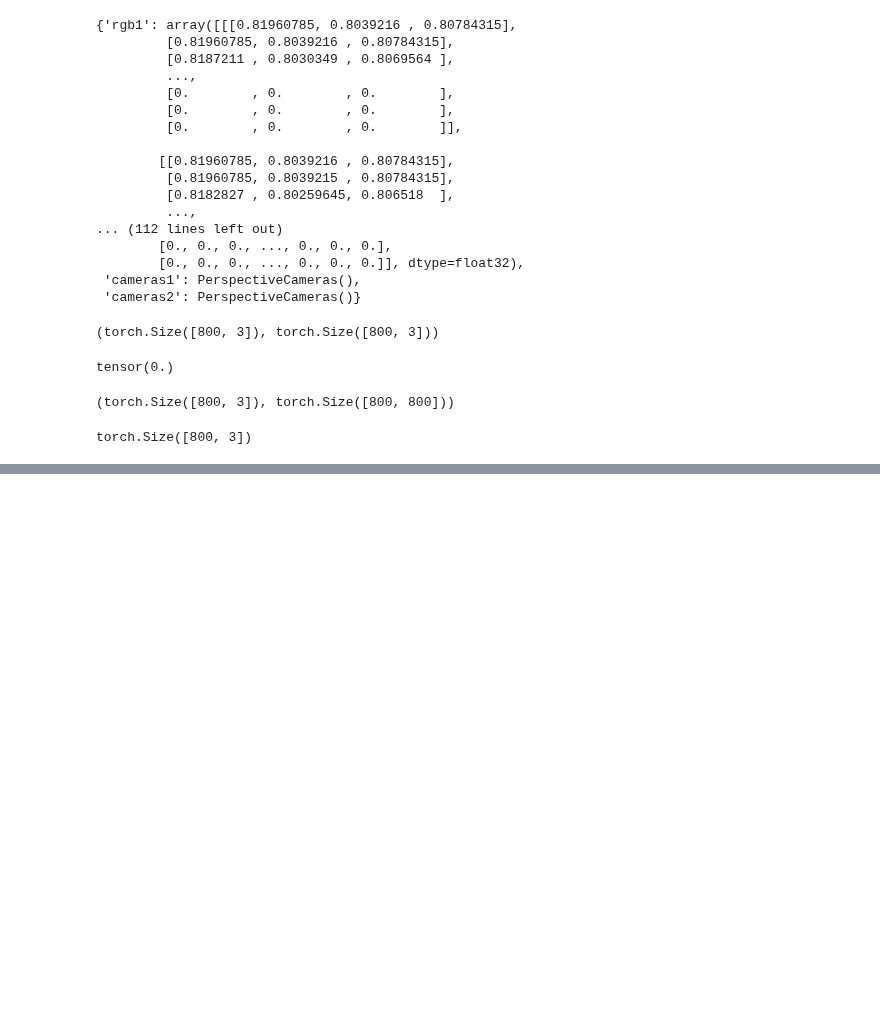
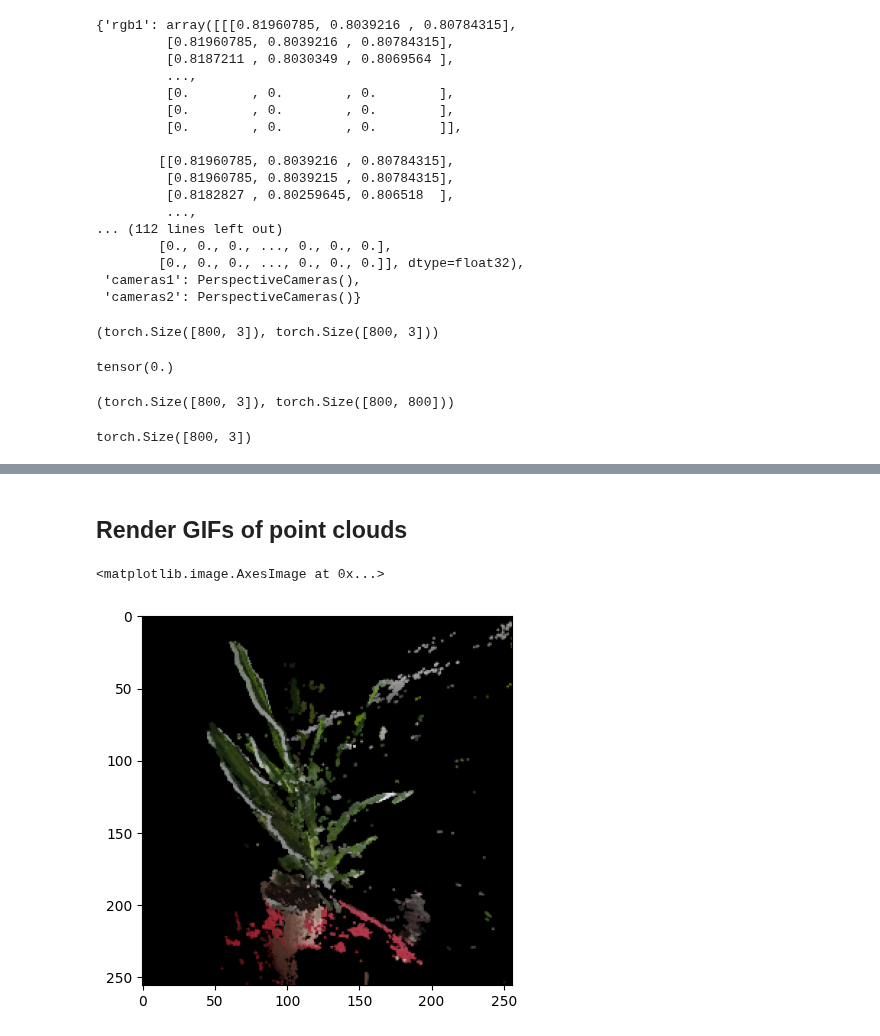
Before and after one commit to nhathuy07-ng/learning3d_assignment1_2, a Jupyter notebook: 05_1_PointCloud.ipynb, the cells around one changed output, grey strips where cells are left out. Drawn from its saved outputs; the diff is of its cells as text; code cells hidden in the pictures; blank space fills up the shorter version.

```diff
--- a/05_1_PointCloud.ipynb
+++ b/05_1_PointCloud.ipynb
@@ -118,0 +142,11 @@ plt.plot(fig)
+# %% [markdown]
+## Render GIFs of point clouds
+# %%
+### Point cloud 1
+
+R, T = pytorch3d.renderer.look_at_view_transform(dist=4, elev=0.0, azim=0.0, up=((0, -1, 0),))
+plt.plot(figsize=(10, 10))
+plt.imshow(renderer(point_cloud_1, cameras=pytorch3d.renderer.PerspectiveCameras(R=R, T=T)).squeeze(0))
+# %% [output]
+<matplotlib.image.AxesImage at 0x...>
+[figure, added]
```
Also changed, not shown: parts of 20 cells of this notebook, 4 other files.
